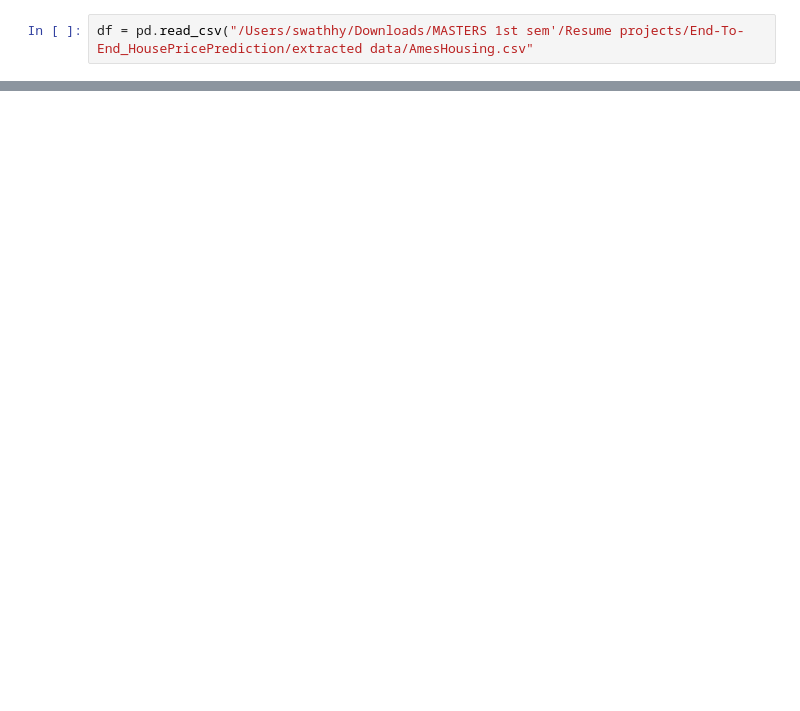
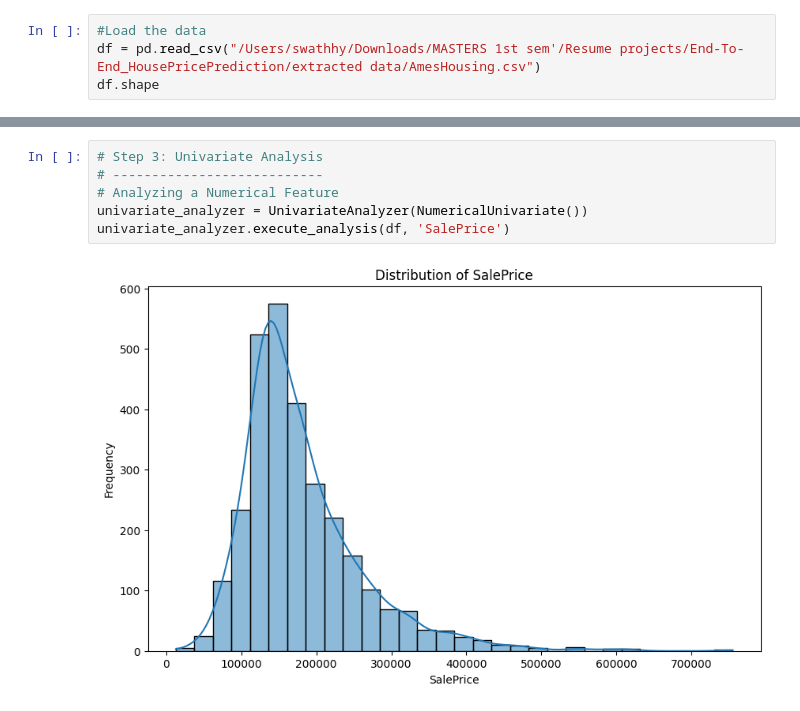
Before and after one commit to SeyiSwathhyYaganti/End-To-End_HousePricePrediction, a Jupyter notebook: Data_Analysis/EDA.ipynb, the cells around one changed output, grey strips where cells are left out. Drawn from its saved outputs; the diff is of its cells as text; blank space fills up the shorter version.

```diff
--- a/Data_Analysis/EDA.ipynb
+++ b/Data_Analysis/EDA.ipynb
@@ -10,3 +10,5 @@ print(files)  # It will show possible paths to the file
 # %%
-df = pd.read_csv("/Users/swathhy/Downloads/MASTERS 1st sem'/Resume projects/End-To-End_HousePricePrediction/extracted data/AmesHousing.csv"
+#Load the data
+df = pd.read_csv("/Users/swathhy/Downloads/MASTERS 1st sem'/Resume projects/End-To-End_HousePricePrediction/extracted data/AmesHousing.csv")
+df.shape
 # %% [output]
@@ -13,0 +181,8 @@ FileNotFoundError: [Errno 2] No such file or directory: 'extracted data/AmesHous
+# %%
+# Step 3: Univariate Analysis
+# ---------------------------
+# Analyzing a Numerical Feature
+univariate_analyzer = UnivariateAnalyzer(NumericalUnivariate())
+univariate_analyzer.execute_analysis(df, 'SalePrice')
+# %% [output]
+[figure, added]
```
Also changed, not shown: parts of 14 cells of this notebook, 5 other files.
